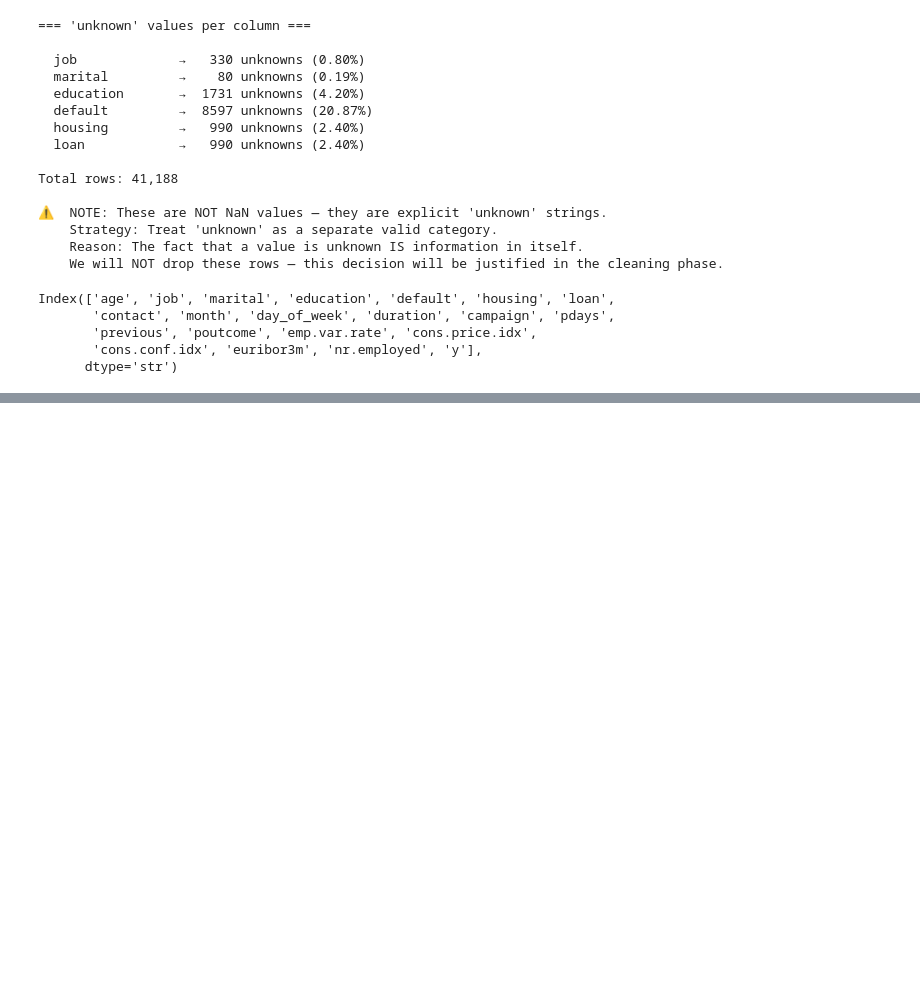
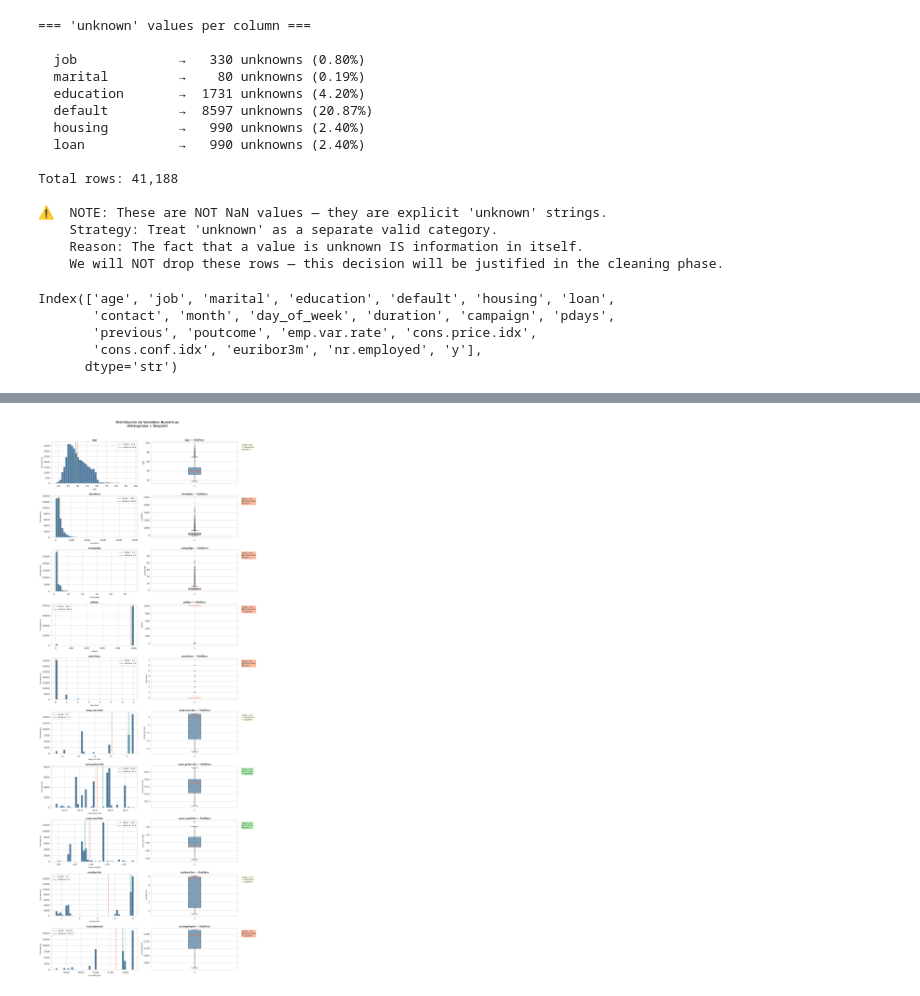
Before and after one commit to MariaIsaDurango/datascope-bank-marketing, a Jupyter notebook: notebooks/bank_marketing_ml_project.ipynb, the cells around one changed output, grey strips where cells are left out. Saved outputs shown, nothing was run; the diff lists cells and outputs as text; code cells hidden in the pictures; blank space fills up the shorter version.

```diff
--- a/notebooks/bank_marketing_ml_project.ipynb
+++ b/notebooks/bank_marketing_ml_project.ipynb
@@ -329,0 +465,100 @@ Index(['age', 'job', 'marital', 'education', 'default', 'housing', 'loan',
+# %%
+# =============================================================================
+# EDA 2/3 — NUMERICAL VARIABLES ANALYSIS
+# =============================================================================
+
+def plot_numerical_distributions(df: pd.DataFrame,
+                                  exclude_cols: list = None) -> pd.DataFrame:
+    """
+    Plot histogram + boxplot for each numerical variable.
+    Annotates mean, median and skewness on each plot.
+
+    Args:
+        df: Input DataFrame
+        exclude_cols: List of column names to exclude from analysis
+
+    Returns:
+        DataFrame with summary statistics including skewness and outlier risk
+    """
+    if exclude_cols is None:
+        exclude_cols = []
+
+    num_cols = [col for col in df.select_dtypes(include=[np.number]).columns
+                if col not in exclude_cols]
+
+    fig, axes = plt.subplots(len(num_cols), 2, figsize=(16, len(num_cols) * 4))
+    fig.suptitle('Distribución de Variables Numéricas\n(Histograma + Boxplot)',
+                 fontsize=16, fontweight='bold', y=1.01)
+
+    for i, col in enumerate(num_cols):
+        data = df[col].dropna()
+        mean_val   = data.mean()
+        median_val = data.median()
+        skew_val   = data.skew()
+
+        # --- Histogram ---
+        axes[i, 0].hist(data, bins=40, color=PALETTE[0],
+                        edgecolor='white', alpha=0.85)
+        axes[i, 0].axvline(mean_val,   color=PALETTE[1], linestyle='--',
+                           linewidth=2, label=f'Media:   {mean_val:,.1f}')
+        axes[i, 0].axvline(median_val, color=PALETTE[2], linestyle='-',
+                           linewidth=2, label=f'Mediana: {median_val:,.1f}')
+        axes[i, 0].set_title(f'{col}', fontsize=12, fontweight='bold')
+        axes[i, 0].set_xlabel(col, fontsize=10)
+        axes[i, 0].set_ylabel('Frecuencia', fontsize=10)
+        axes[i, 0].legend(fontsize=9)
+
+        # --- Boxplot ---
+        axes[i, 1].boxplot(
+            data,
+            patch_artist=True,
+            boxprops=dict(facecolor=PALETTE[0], alpha=0.6),
+            medianprops=dict(color=PALETTE[1], linewidth=2.5),
+            whiskerprops=dict(linewidth=1.5),
+            capprops=dict(linewidth=1.5),
+            flierprops=dict(marker='o', markerfacecolor=PALETTE[3],
+                           markersize=3, alpha=0.4)
+        )
+        axes[i, 1].set_title(f'{col} — Outliers', fontsize=12, fontweight='bold')
+        axes[i, 1].set_ylabel(col, fontsize=10)
+
+        # Skewness label
+        if abs(skew_val) < 0.5:
+            skew_label = '✅ Sin sesgo'
+            skew_color = 'lightgreen'
+        elif abs(skew_val) < 1:
+            skew_label = '⚠️ Sesgo leve'
+            skew_color = 'lightyellow'
+        else:
+            skew_label = '🔴 Sesgo fuerte'
+            skew_color = 'lightsalmon'
+
+        direction = 'derecha →' if skew_val > 0 else '← izquierda'
+        axes[i, 1].text(
+            1.05, 0.95,
+            f'Sesgo: {skew_val:.2f}\n{skew_label}\n{direction}',
+            transform=axes[i, 1].transAxes, fontsize=9,
+            verticalalignment='top',
+            bbox=dict(boxstyle='round', facecolor=skew_color, alpha=0.7)
+        )
+
+    plt.tight_layout()
+    plt.savefig('../reports/figures/02_numerical_distributions.png',
+                dpi=150, bbox_inches='tight')
+    plt.show()
+
+    # --- Summary table ---
+    summary = df[num_cols].describe().T.round(2)
+    summary['sesgo']         = df[num_cols].skew().round(3)
+    summary['riesgo_outlier'] = summary['sesgo'].abs().apply(
+        lambda x: '🔴 Alto' if x > 1 else ('🟡 Medio' if x > 0.5 else '🟢 Bajo')
+    )
+    return summary[['mean', 'std', 'min', '25%', '50%', '75%', 'max',
+                    'sesgo', 'riesgo_outlier']]
+
+
+num_summary = plot_numerical_distributions(df, exclude_cols=['y'])
+print("\n=== RESUMEN ESTADÍSTICO — Variables Numéricas ===\n")
+display(num_summary)
+# %% [output]
+[figure, added]
```
Also changed, not shown: parts of 31 cells of this notebook.
